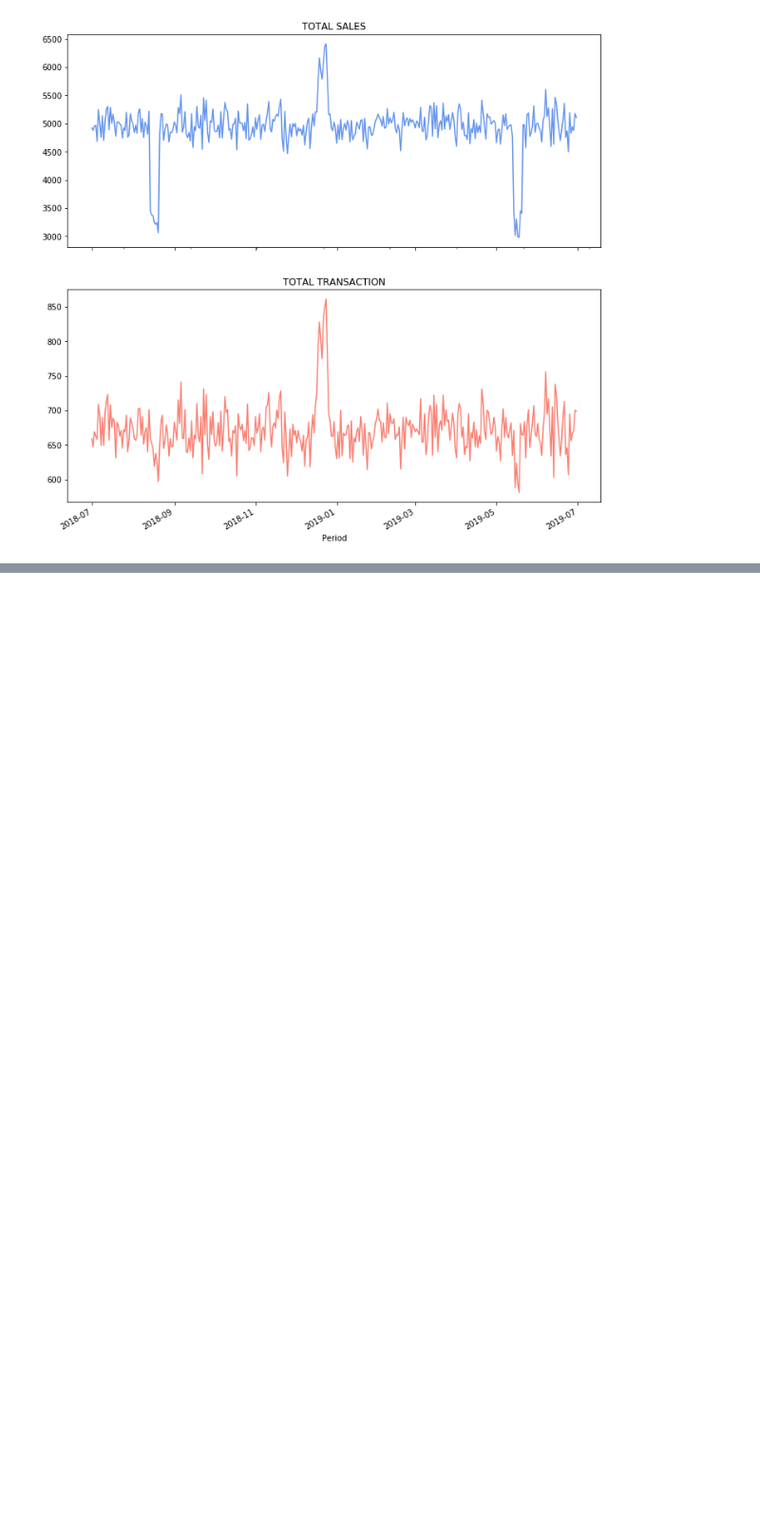
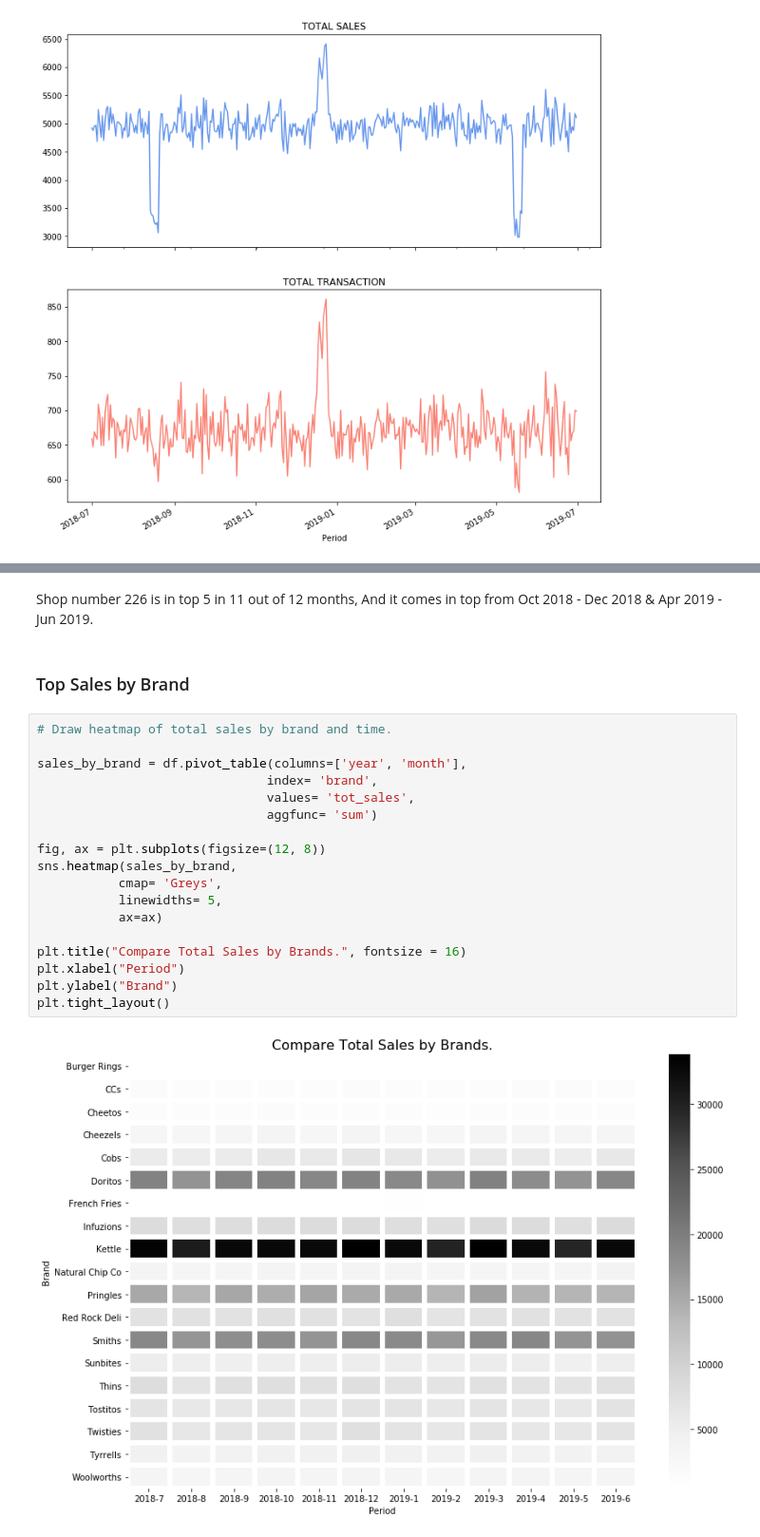
Before and after one commit to Sdbhagat1323/git_learning, a Jupyter notebook: Quantium_intership_project/Trans.ipynb, the cells around one changed output, grey strips where cells are left out. Shown: that part at 95% size. Cells and saved outputs as stored; diff of their text form; blank space fills up the shorter version.

```diff
--- a/Quantium_intership_project/Trans.ipynb
+++ b/Quantium_intership_project/Trans.ipynb
@@ -701,0 +746,24 @@ Text(0.5, 0, 'Period')
+# %% [markdown]
+Shop number 226 is in top 5 in 11 out of 12 months, And it comes in top from Oct 2018 - Dec 2018 & Apr 2019 - Jun 2019.
+# %% [markdown]
+### Top Sales by Brand
+# %%
+# Draw heatmap of total sales by brand and time.
+
+sales_by_brand = df.pivot_table(columns=['year', 'month'],
+                               index= 'brand',
+                               values= 'tot_sales',
+                               aggfunc= 'sum')
+
+fig, ax = plt.subplots(figsize=(12, 8))
+sns.heatmap(sales_by_brand,
+           cmap= 'Greys',
+           linewidths= 5,
+           ax=ax)
+
+plt.title("Compare Total Sales by Brands.", fontsize = 16)
+plt.xlabel("Period")
+plt.ylabel("Brand")
+plt.tight_layout()
+# %% [output]
+[figure, added]
```
Also changed, not shown: parts of 29 cells of this notebook, 1 other file.
